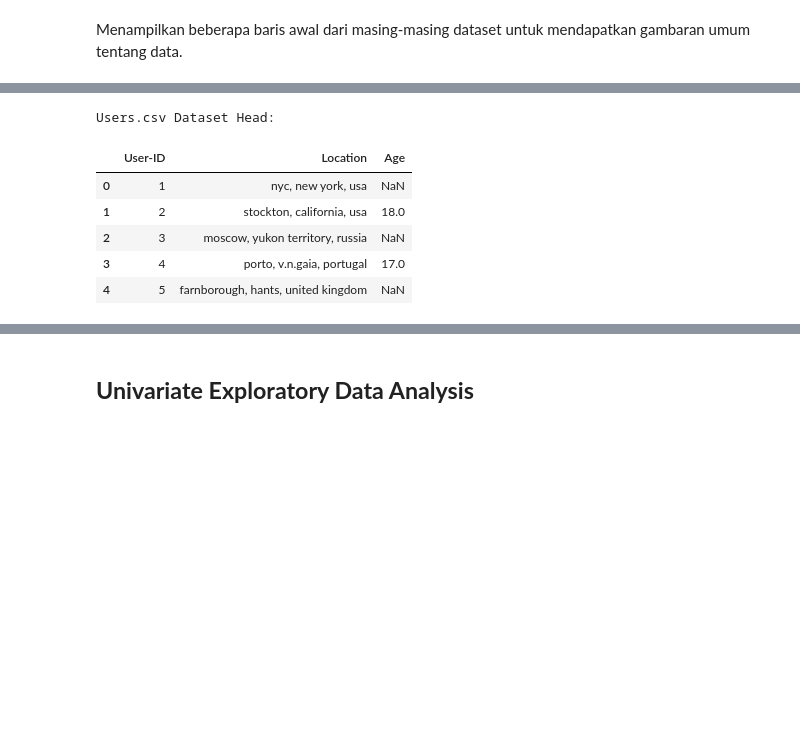
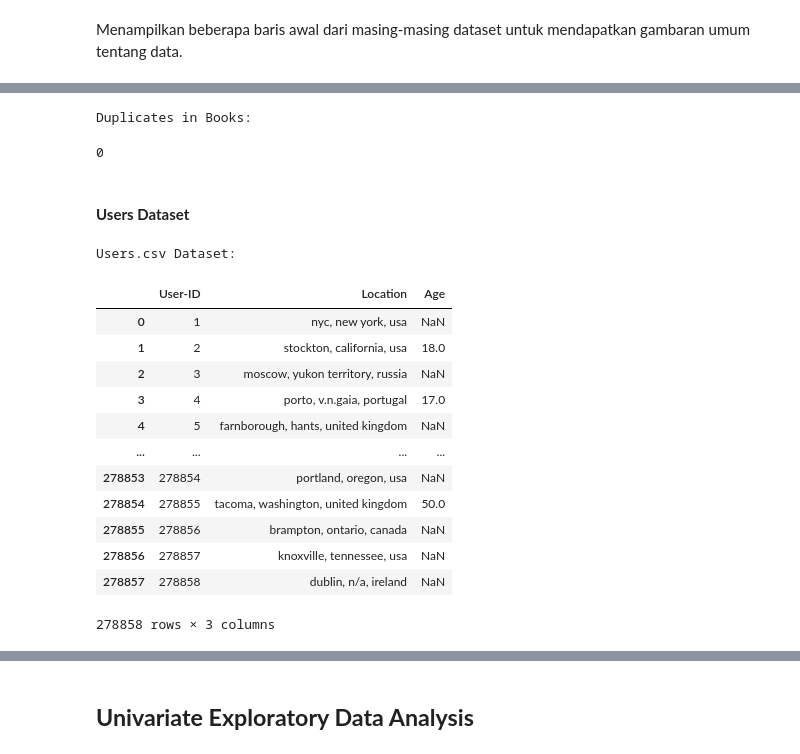
Before and after one commit to melanierefman/proyek-machile-learning-terapan-2-dicoding, a Jupyter notebook: Proyek_Kedua_MLT.ipynb, the cells around one changed output, grey strips where cells are left out. Saved outputs shown, nothing was run; the diff lists cells and outputs as text; code cells hidden in the pictures; blank space fills up the shorter version.

```diff
--- a/Proyek_Kedua_MLT.ipynb
+++ b/Proyek_Kedua_MLT.ipynb
@@ -99,11 +148,26 @@ Ratings.csv Dataset Head:
+# %%
+print("Duplicates in Books:\n")
+ratings.duplicated().sum()
+# %% [output]
+Duplicates in Books:
+0
+# %% [markdown]
+#### **Users Dataset**
 # %%
-print("Users.csv Dataset Head:")
-users.head()
+print("Users.csv Dataset:")
+users
 # %% [output]
-Users.csv Dataset Head:
+Users.csv Dataset:
 |  | User-ID | Location | Age |
 | 0 | 1 | nyc, new york, usa | NaN |
 | 1 | 2 | stockton, california, usa | 18.0 |
 | 2 | 3 | moscow, yukon territory, russia | NaN |
 | 3 | 4 | porto, v.n.gaia, portugal | 17.0 |
 | 4 | 5 | farnborough, hants, united kingdom | NaN |
+| ... | ... | ... | ... |
+| 278853 | 278854 | portland, oregon, usa | NaN |
+| 278854 | 278855 | tacoma, washington, united kingdom | 50.0 |
+| 278855 | 278856 | brampton, ontario, canada | NaN |
+| 278856 | 278857 | knoxville, tennessee, usa | NaN |
+| 278857 | 278858 | dublin, n/a, ireland | NaN |
+278858 rows × 3 columns
```
Also changed, not shown: parts of 9 cells of this notebook, 1 other file.
